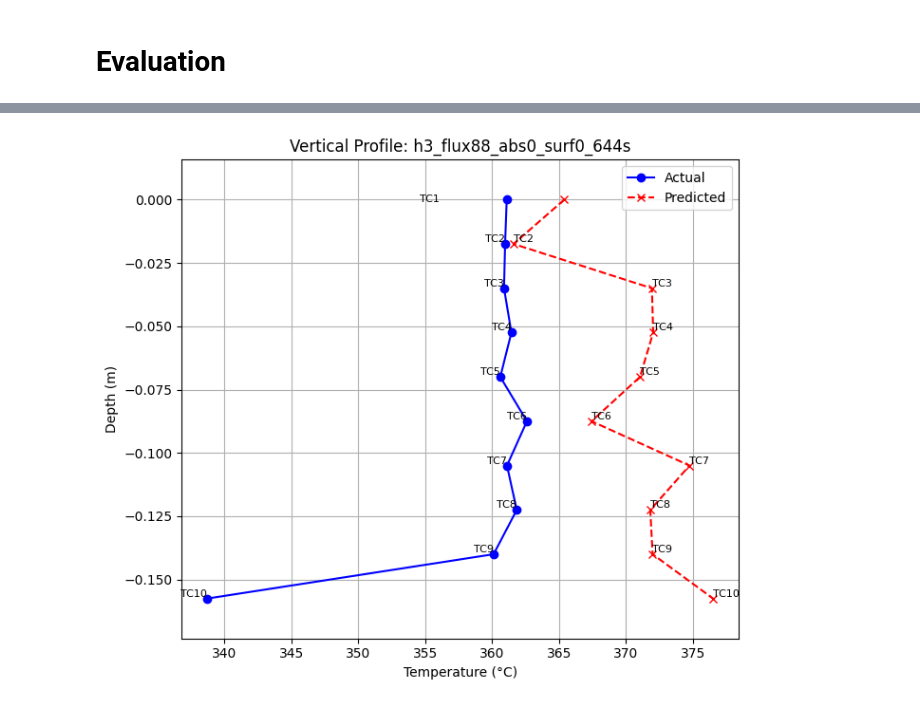
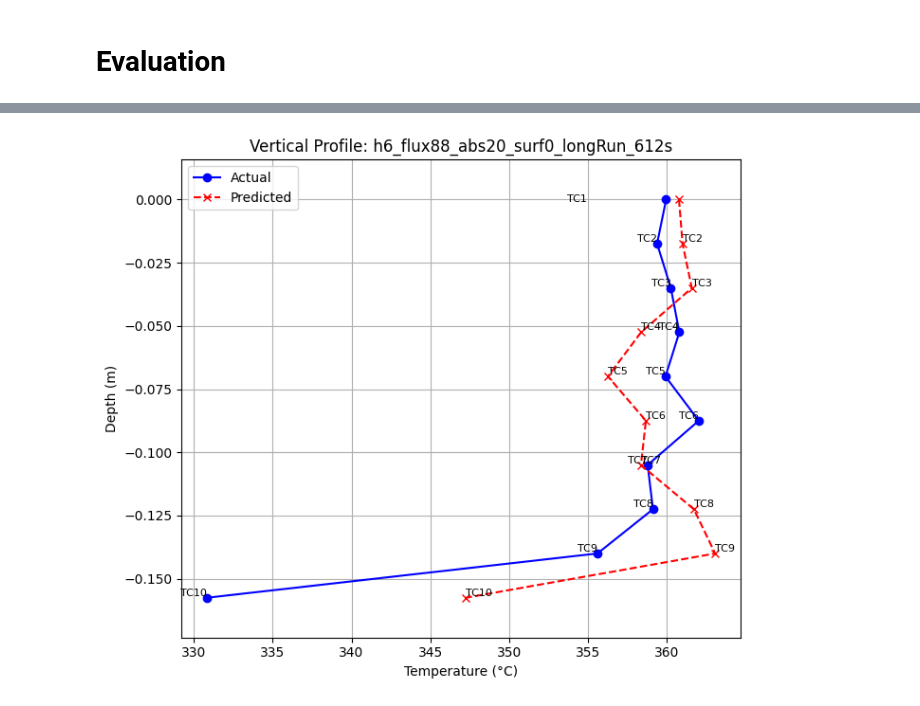
Before and after one commit to Renewable-Thermal-Laboratory/CSP-Thermo-PGML, a Jupyter notebook: PhysicsGuidedNeuralNetwork/PhysicsGuidedNN_Modeling_VTDP.ipynb, the cells around one changed output, grey strips where cells are left out. Saved outputs shown, nothing was run; the diff lists cells and outputs as text; code cells hidden in the pictures.

```diff
--- a/PhysicsGuidedNeuralNetwork/PhysicsGuidedNN_Modeling_VTDP.ipynb
+++ b/PhysicsGuidedNeuralNetwork/PhysicsGuidedNN_Modeling_VTDP.ipynb
@@ -36,7 +36,8 @@ surf_map = {0: 0.98, 1: 0.76}
 pattern = r"h(\d+)_flux(\d+)_abs(\d+)(?:_[A-Za-z0-9]+)*_surf([01])(?:_[A-Za-z0-9]+)*[\s_]+(\d+)s\b"
 # Depending on where u store the data files
 # cd drive/MyDrive/Colab\ Notebooks/Theoretical_VTDP
-DATA_DIR = "data/all_processed_time_reset"
+# DATA_DIR = "data/all_processed_time_reset"
+DATA_DIR = "data/all_processed"
 # DATA_DIR = "../../../data/Theoretical_VTDP"
 
 # DATA_DIR = "Theoretical_VTDP/"
@@ -557,7 +520,7 @@ def check_and_clip_input(input_df, scaler):
 # Use a sample from the dataset for inference
 # new_input = [[734, 0.1575, 25900, 20, 0.98] + [329.386266207629, 352.551499568358, 352.553759702364, 350.275738614983, 339.497145930202, 329.185115858301, 321.851178317625, 319.313289675805, 319.313289675805, 319.313289675805]]
 # new_input = [[389, 0.1575, 25900, 20, 0.98]+[308.643914081496,329.496758659629,329.49784608407,327.585348377549,320.864532577509,315.25563745915,311.241414348336,309.692852226731,309.692852226731,309.692852226731]]
-new_input = [[12,0.1575,25900,3,0.98]+[313.940777400929,335.367531685418,335.367531685418,335.367531685418,335.367531685418,335.367531685418,335.367531685418,335.367531685418,335.367531685418,335.367531685418]]
+new_input = [[0,0.1575,25900,20,0.98]+[322.346598107413,344.707379405421,344.707598403347,342.463078051269,332.928870144283,324.216781541098,318.02660925491,315.821244548393,315.821244548393,315.821244548393]]
 theory_cols = [f"Theoretical_Temps_{i+1}" for i in range(10)]
 input_columns = ["Time", "h", "flux", "abs", "surf"] + theory_cols
 new_input_df = pd.DataFrame(new_input, columns=input_columns)
@@ -570,5 +533,5 @@ with torch.no_grad():
     pred = model(new_tensor).cpu().numpy()
 real_pred = y_scaler.inverse_transform(pred)
 print("\nPredicted Temperatures:", real_pred.flatten().tolist())
-# 355.85,356.13,357.28,358.06,357.61,359.74,357.45,358.39,368.22,358.85
+# 359.94,359.37,360.24,360.78,359.9,362.01,358.77,359.11,355.59,330.85
 # %% [output]
@@ -588,36 +551,36 @@ def plot_vertical_profile(predicted, actual, filename="Sample Profile"):
     plt.gca().invert_yaxis()  # Makes negative values go down
 
     # Add extra space (10%) at top and bottom
     y_margin = total_height * 0.10
     plt.ylim(-total_height - y_margin, 0 + y_margin)
 
     plt.xlabel("Temperature (°C)")
     plt.ylabel("Depth (m)")
     plt.title(f"Vertical Profile: {filename}")
     plt.legend()
 
     # Add sensor labels (TC1 on left, others on right)
     for i, label in enumerate(sensor_labels):
         if i == 0:  # TC1 (top sensor) - place text on the left
             plt.text(min(actual[0], predicted[0]) - 5, depths[0], label,
                      ha='right', va='center', fontsize=8, color='black')
         else:  # Other sensors - default right placement
             plt.text(actual[i], depths[i], label, ha='right', va='bottom', fontsize=8)
             plt.text(predicted[i], depths[i], label, ha='left', va='bottom', fontsize=8)
 
     plt.grid(True)
     plt.tight_layout()  # Prevent label cutoff
     plt.show()
 
 # Use actual values from the dataset for comparison
 # actual_values = [360.74, 360.08, 360.53, 360.79, 360.14, 361.79, 358.63, 359.26, 356.22, 335.77]
 # actual_values = [359.64,358.86,359.41,359.51,359.17,361.24,358.75,359.21,356.32,336.55]
-actual_values = [361.1,360.98,360.9,361.45,360.62,362.61,361.12,361.85,360.12,338.72]
+actual_values = [359.94,359.37,360.24,360.78,359.9,362.01,358.77,359.11,355.59,330.85]
 # plot_vertical_profile(real_pred.flatten(), actual_values, filename="h6_flux88_abs20_wr_surf0_734s")
 # plot_vertical_profile(real_pred.flatten(), actual_values, filename="h6_flux88_abs20_surf0_389s")
-plot_vertical_profile(real_pred.flatten(), actual_values, filename="h3_flux88_abs0_surf0_644s")
+plot_vertical_profile(real_pred.flatten(), actual_values, filename="h6_flux88_abs20_surf0_longRun_612s")
 # %% [output]
-[figure, old version]
+[figure, new version]
 # %%
 # Plot Predicted vs Actual Temperatures for 5 samples from the test set
 num_samples = 30
```
Also changed, not shown: parts of 8 cells of this notebook.
